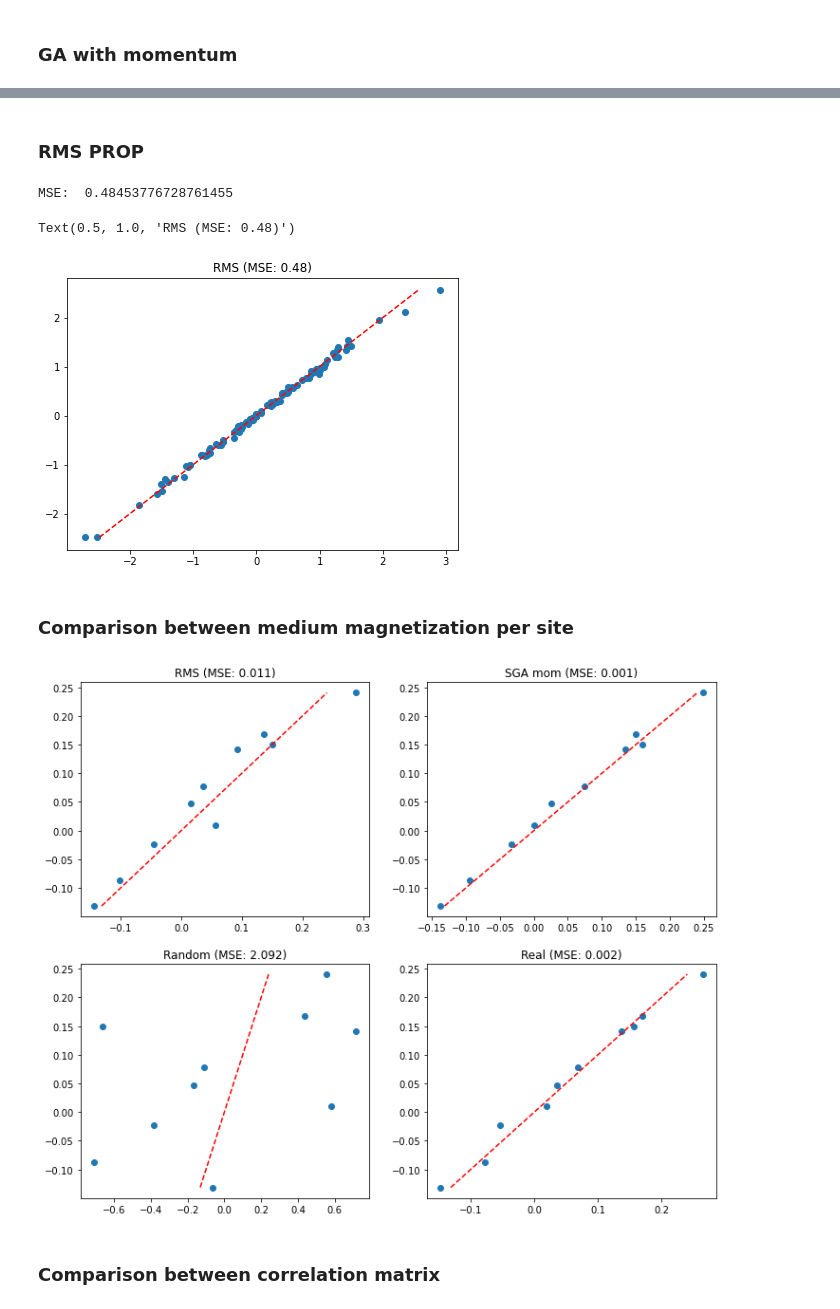
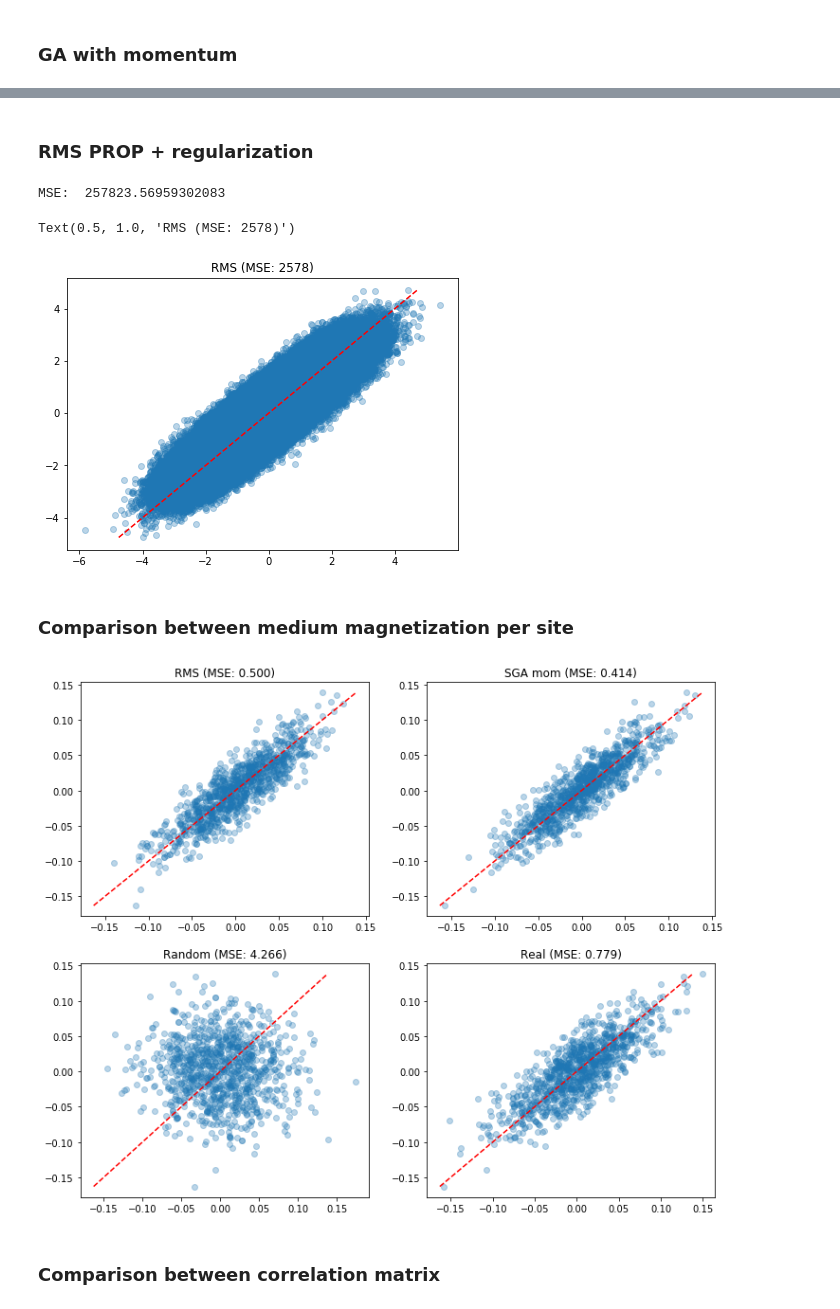
Before and after one commit to micheleavella/brain_project, a Jupyter notebook: parallel_inference.ipynb, the cells around one changed output, grey strips where cells are left out. Saved outputs shown, nothing was run; the diff lists cells and outputs as text; code cells hidden in the pictures.

```diff
--- a/parallel_inference.ipynb
+++ b/parallel_inference.ipynb
@@ -69,6 +68,6 @@ spins_N50_steps100000_dt0.1_gamma1.npy
 # %%
-S = np.load('DATA/spins_N10_steps1000000_dt0.1_gamma1.npy')
-p_real = np.load('DATA/params_N10_steps1000000_dt0.1_gamma1.npy')
+S = np.load('DATA/spins_N1000_steps100000_dt0.1_gamma1.npy')
+p_real = np.load('DATA/params_N1000_steps100000_dt0.1_gamma1.npy')
 #-----------------------params------------------------------------#
 gamma = 1
 dt = 0.1
@@ -76,7 +75,7 @@ N, steps = S.shape
 
 C,C_dot = C_and_Cdot(S,dt)
 #-----------------------n cores------------------------------------#
-n_cores = 4
+n_cores = 10 #10 is the best
 
 S_split = np.array_split(S,n_cores,axis = 1)
 #del S
@@ -93,21 +92,21 @@ Wall time: 912 ms
 # %% [markdown]
 ### GA with momentum
 # %%
-np.random.seed(123)
-p_mom = np.random.normal(0,2,N*N+N)
+np.random.seed(2010)
+p_mom = np.random.normal(0,1,N*N+N)
 v = np.zeros(N*N+N)
 ### PARAMS
-Steps = 300
-l_r = 0.1
+Steps = 400
+l_r = np.linspace(0.1,0.001,Steps)
 fric = 0.9
 
 for i in tqdm(range(Steps)):
     g = parralel_grad(p_mom,S_split,C,C_dot,gamma)
-    v = fric*v + l_r * g
+    v = fric*v + l_r[i] * g
     p_mom += v
 
 plt.figure(figsize=(7,5))
-plt.plot(p_mom,p_real,'o')
+plt.plot(p_mom,p_real,'o',alpha = 0.3)
 plt.plot([min(p_real),max(p_real)],[min(p_real),max(p_real)],'--',color ='red')
 plt.title('GA with mom (MSE: '+str(np.sum((p_mom-p_real)**2))[:4]+')')
 # %% [output]
@@ -115,32 +115,33 @@ KeyboardInterrupt:
 # %% [markdown]
-### RMS PROP
+### RMS PROP + regularization
 # %%
 np.random.seed(1234)
-p_rms = np.random.normal(0,2,N*N+N)
+p_rms = np.random.normal(0,1,N*N+N)
 s = np.zeros(N*N+N)
 ### PARAMS
-Steps = 300
+Steps = 400
 l_r = 0.05
 beta = 0.9
 eps = 10**(-8)
 
+LAMBDA = 0.002
 
 for i in tqdm(range(Steps)):
-    g = parralel_grad(p_rms,S_split,C,C_dot,gamma)
+    g = parralel_grad(p_rms,S_split,C,C_dot,gamma) - LAMBDA*p_rms
     s = beta * s + (1-beta)*g*g
     p_rms += l_r*g/np.sqrt(s+eps)
 
 
 print('MSE: ',np.sum((p_rms-p_real)**2))
 #plt.plot(ris)
 plt.figure(figsize=(7,5))
-plt.plot(p_rms,p_real,'o')
+plt.plot(p_rms,p_real,'o',alpha = 0.3)
 plt.plot([min(p_real),max(p_real)],[min(p_real),max(p_real)],'--',color ='red')
 plt.title('RMS (MSE: '+str(np.sum((p_rms-p_real)**2))[:4]+')')
 # %% [output]
-MSE:  0.48453776728761455
+MSE:  257823.56959302083
-Text(0.5, 1.0, 'RMS (MSE: 0.48)')
+Text(0.5, 1.0, 'RMS (MSE: 2578)')
-[figure, old version]
+[figure, new version]
 # %% [markdown]
 ### Comparison between medium magnetization per site
 # %%
@@ -167,20 +168,20 @@ M_real = np.mean(S_real, axis = 1)
 sigma = np.std(S, axis = 1)/np.sqrt(steps)
 # %%
 fig, axs = plt.subplots(2, 2 ,figsize=(12,10))
-axs[0, 0].plot(M_rms,M,'o')
+axs[0, 0].plot(M_rms,M,'o',alpha = 0.3)
 axs[0, 0].set_title('RMS (MSE: '+str(np.sum((M_rms-M)**2))[:5]+')')
-axs[0, 1].plot(M_mom,M,'o')
+axs[0, 1].plot(M_mom,M,'o',alpha = 0.3)
 axs[0, 1].set_title('SGA mom (MSE: '+str(np.sum((M_mom-M)**2))[:5]+')')
-axs[1, 0].plot(M_rand,M,'o')
+axs[1, 0].plot(M_rand,M,'o',alpha = 0.3)
 axs[1, 0].set_title('Random (MSE: '+str(np.sum((M_rand-M)**2))[:5]+')')
-axs[1, 1].plot(M_real,M,'o')
+axs[1, 1].plot(M_real,M,'o',alpha = 0.3)
 axs[1, 1].set_title('Real (MSE: '+str(np.sum((M_real-M)**2))[:5]+')')
 
 
 for ax in axs.flat:
     ax.plot([min(M),max(M)],[min(M),max(M)],'--',color ='red')
 # %% [output]
-[figure, old version]
+[figure, new version]
 # %% [markdown]
 ### Comparison between correlation matrix
 # %%
```
Also changed, not shown: parts of 4 cells of this notebook.
